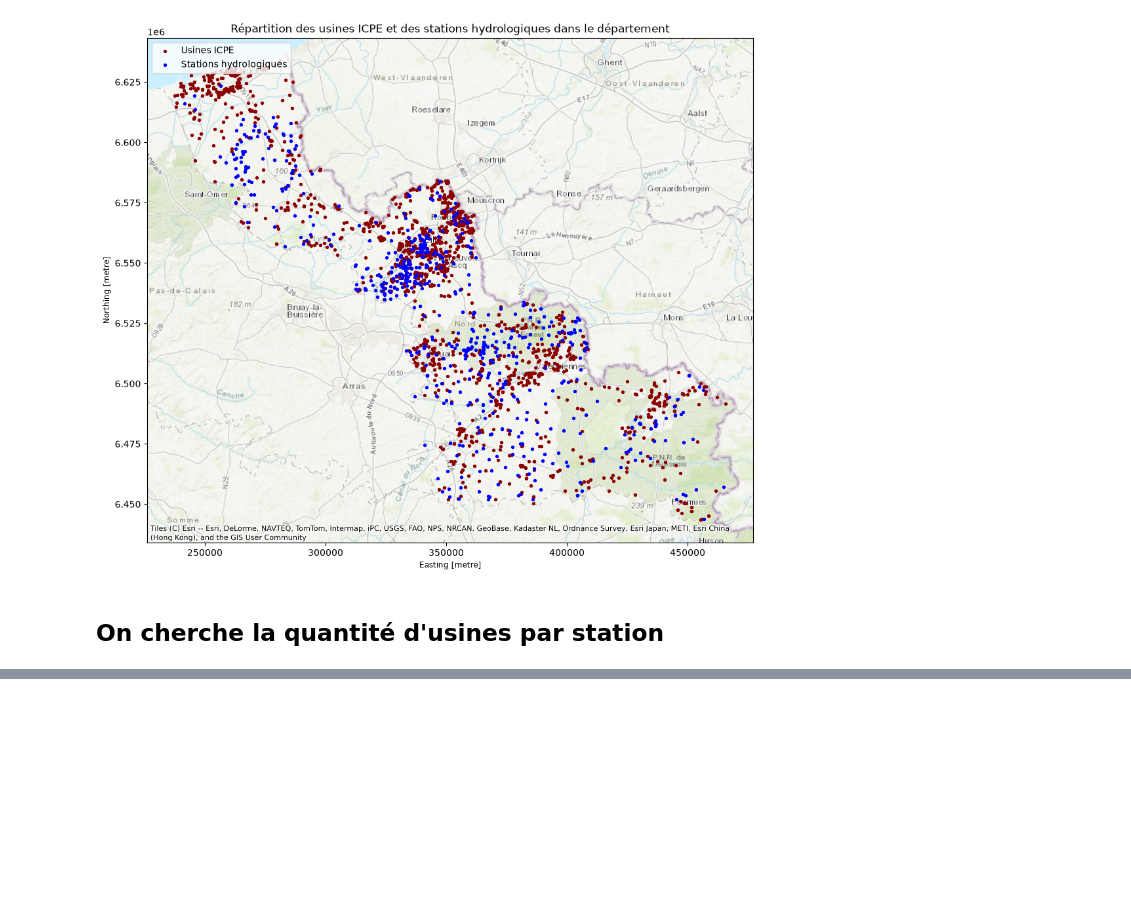
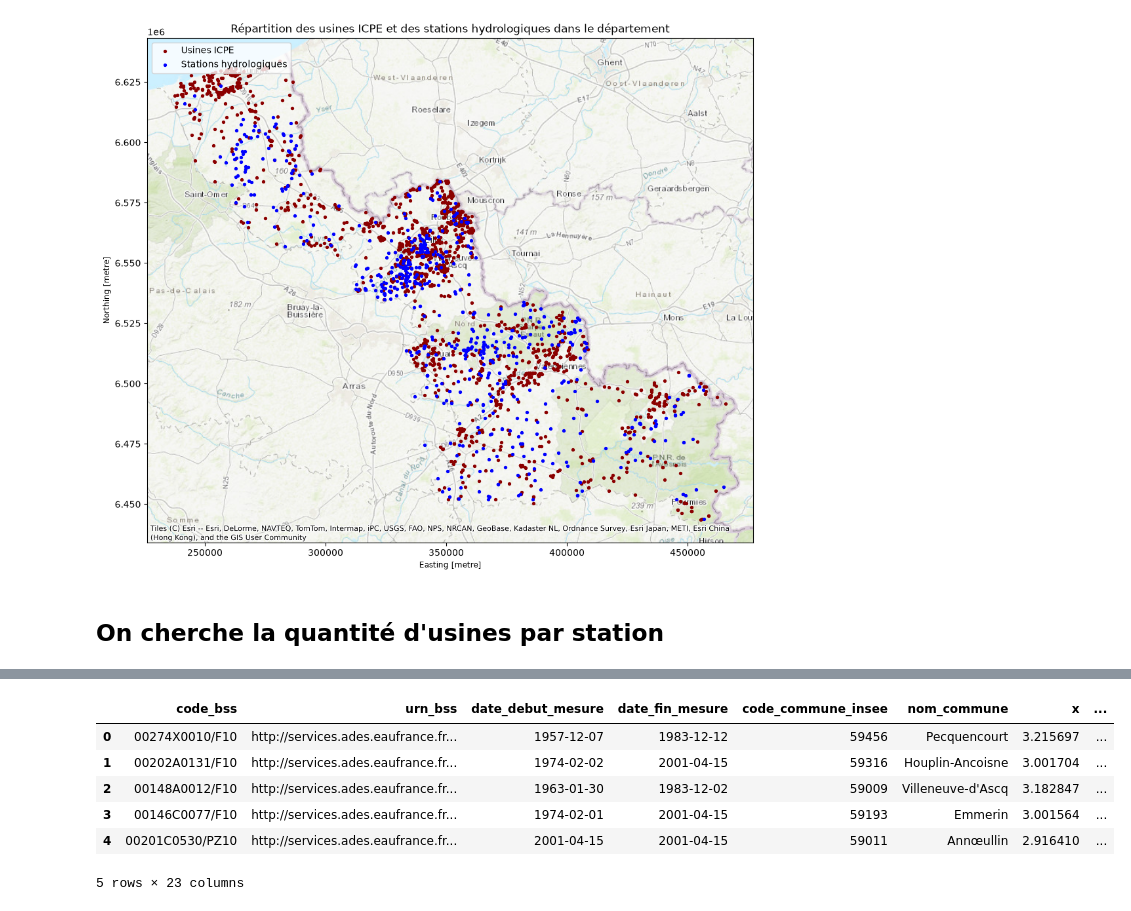
Before and after one commit to Nathan-de-J/PYDS, a Jupyter notebook: website/code/index_dany.ipynb, the cells around one changed output, grey strips where cells are left out. Drawn from its saved outputs; the diff is of its cells as text; code cells hidden in the pictures; blank space fills up the shorter version.

```diff
--- a/website/code/index_dany.ipynb
+++ b/website/code/index_dany.ipynb
@@ -301,0 +313,10 @@ chroniques = chroniques.merge(stations[["code_bss", "nb_usines_5km"]], on="code_
+# %%
+stations.head()
+# %% [output]
+|  | code_bss | urn_bss | date_debut_mesure | date_fin_mesure | code_commune_insee | nom_commune | x | ... |
+| 0 | 00274X0010/F10 | http://services.ades.eaufrance.fr... | 1957-12-07 | 1983-12-12 | 59456 | Pecquencourt | 3.215697 | ... |
+| 1 | 00202A0131/F10 | http://services.ades.eaufrance.fr... | 1974-02-02 | 2001-04-15 | 59316 | Houplin-Ancoisne | 3.001704 | ... |
+| 2 | 00148A0012/F10 | http://services.ades.eaufrance.fr... | 1963-01-30 | 1983-12-02 | 59009 | Villeneuve-d'Ascq | 3.182847 | ... |
+| 3 | 00146C0077/F10 | http://services.ades.eaufrance.fr... | 1974-02-01 | 2001-04-15 | 59193 | Emmerin | 3.001564 | ... |
+| 4 | 00201C0530/PZ10 | http://services.ades.eaufrance.fr... | 2001-04-15 | 2001-04-15 | 59011 | Annœullin | 2.916410 | ... |
+5 rows × 23 columns
```
Also changed, not shown: parts of 8 cells of this notebook.
